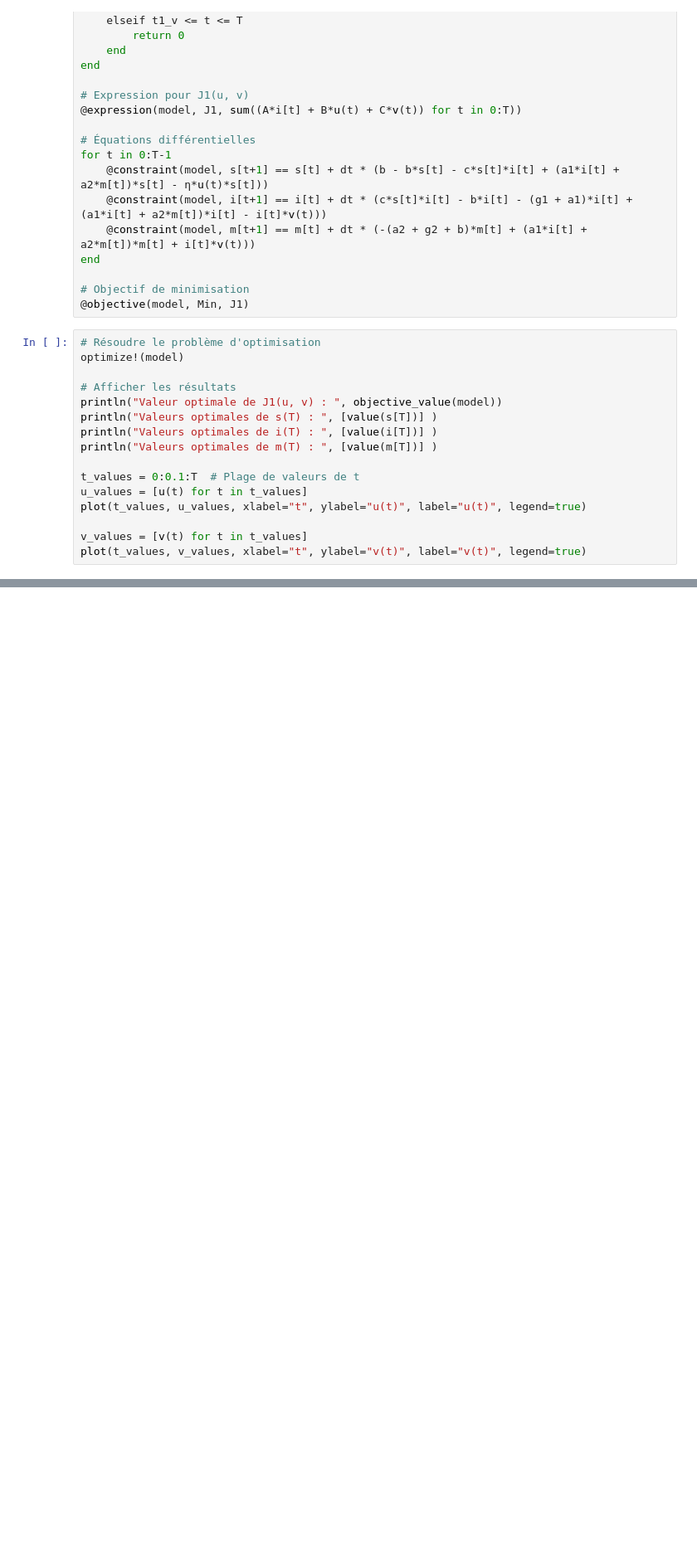
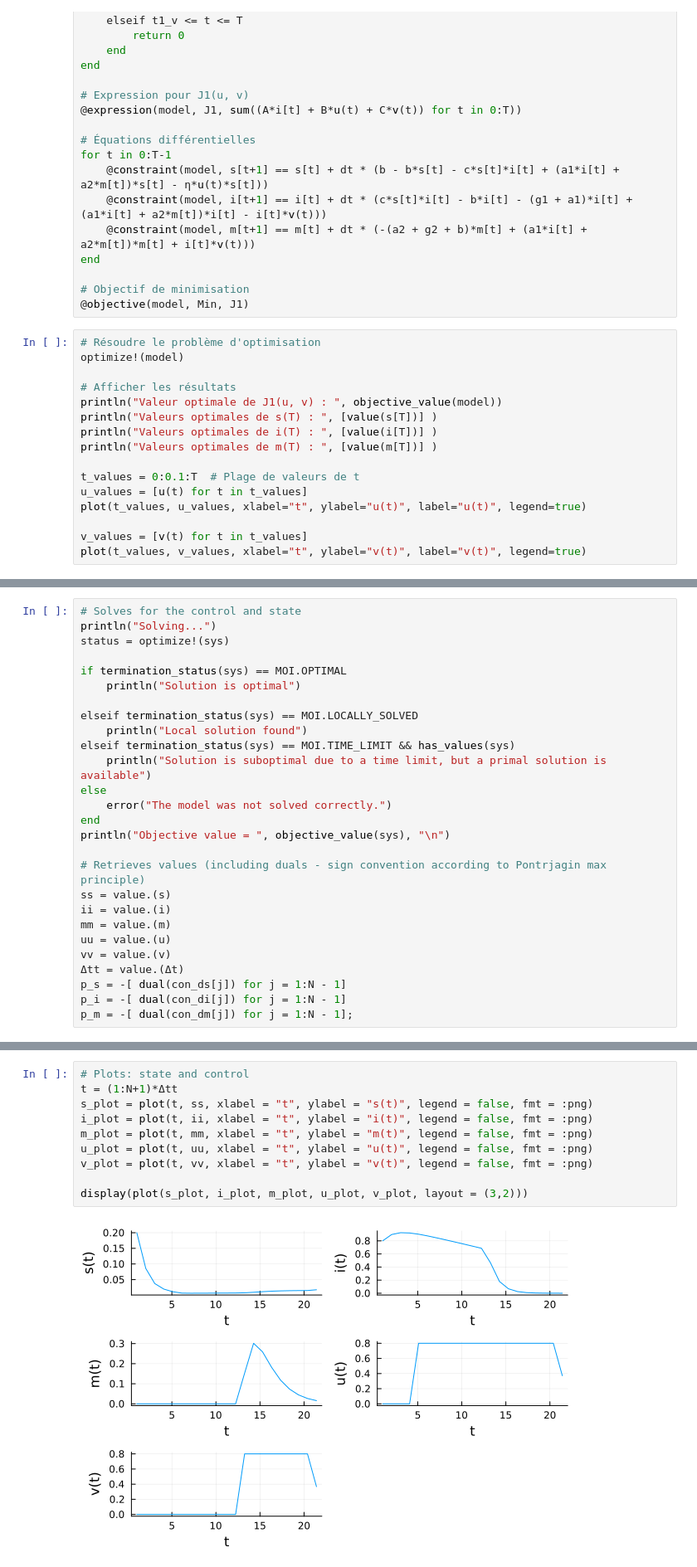
Before and after one commit to AsmaeAO/PFE_Optimal_control, a Jupyter notebook: Code/Code_PFE.ipynb, the cells around one changed output, grey strips where cells are left out. Shown: that part at 83% size. Cells and saved outputs as stored; diff of their text form; blank space fills up the shorter version.

Commit message:
nouvelle version mais résultat non optimal

```diff
--- a/Code/Code_PFE.ipynb
+++ b/Code/Code_PFE.ipynb
@@ -113,0 +212,27 @@ plot(t_values, v_values, xlabel="t", ylabel="v(t)", label="v(t)", legend=true)
+# %%
+# Solves for the control and state
+println("Solving...")
+status = optimize!(sys)
+
+if termination_status(sys) == MOI.OPTIMAL
+    println("Solution is optimal")
+
+elseif termination_status(sys) == MOI.LOCALLY_SOLVED
+    println("Local solution found")
+elseif termination_status(sys) == MOI.TIME_LIMIT && has_values(sys)
+    println("Solution is suboptimal due to a time limit, but a primal solution is available")
+else
+    error("The model was not solved correctly.")
+end
+println("Objective value = ", objective_value(sys), "\n")
+
+# Retrieves values (including duals - sign convention according to Pontrjagin max principle)
+ss = value.(s)
+ii = value.(i)
+mm = value.(m)
+uu = value.(u)
+vv = value.(v)
+Δtt = value.(Δt)
+p_s = -[ dual(con_ds[j]) for j = 1:N - 1]
+p_i = -[ dual(con_di[j]) for j = 1:N - 1]
+p_m = -[ dual(con_dm[j]) for j = 1:N - 1];
@@ -113,0 +257,12 @@ plot(t_values, v_values, xlabel="t", ylabel="v(t)", label="v(t)", legend=true)
+# %%
+# Plots: state and control
+t = (1:N+1)*Δtt
+s_plot = plot(t, ss, xlabel = "t", ylabel = "s(t)", legend = false, fmt = :png)
+i_plot = plot(t, ii, xlabel = "t", ylabel = "i(t)", legend = false, fmt = :png)
+m_plot = plot(t, mm, xlabel = "t", ylabel = "m(t)", legend = false, fmt = :png)
+u_plot = plot(t, uu, xlabel = "t", ylabel = "u(t)", legend = false, fmt = :png)
+v_plot = plot(t, vv, xlabel = "t", ylabel = "v(t)", legend = false, fmt = :png)
+
+display(plot(s_plot, i_plot, m_plot, u_plot, v_plot, layout = (3,2)))
+# %% [output]
+[figure, added]
```
Also changed, not shown: parts of 5 cells of this notebook.
